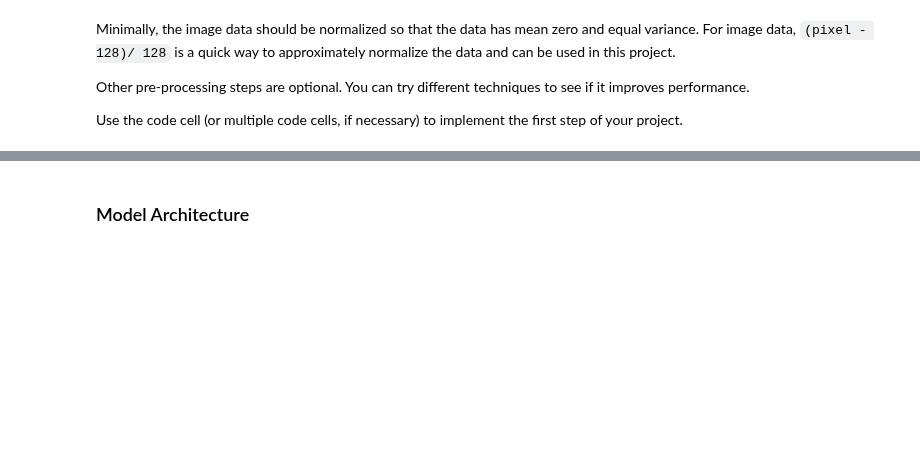
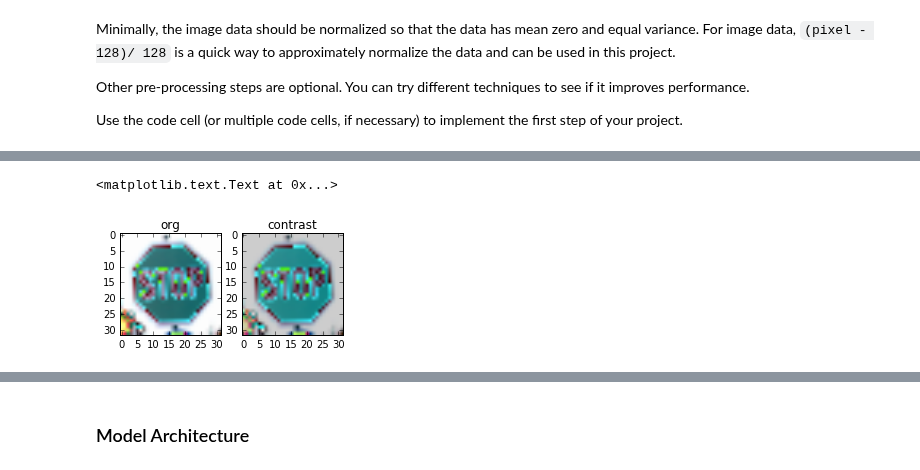
Before and after one commit to patman77/SDCE_nanodegree, a Jupyter notebook: Term1/Project2_Traffic_Sign_Classifier_Project/Traffic_Sign_Classifier.ipynb, the cells around one changed output, grey strips where cells are left out. Drawn from its saved outputs; the diff is of its cells as text; code cells hidden in the pictures; blank space fills up the shorter version.

```diff
--- a/Term1/Project2_Traffic_Sign_Classifier_Project/Traffic_Sign_Classifier.ipynb
+++ b/Term1/Project2_Traffic_Sign_Classifier_Project/Traffic_Sign_Classifier.ipynb
@@ -289,31 +307,34 @@ axes[1].set_title('warped')
 # %%
 # more data augmentation
 import cv2
 #import matplotlib.pyplot as plt
 import pandas as pd
 import random
 
 def dataAugmentationContrast(img):
     rows, cols, depth = img.shape
 
     # contrast factor
-    contrastFactorLimits=(0.8, 1.1)
+    contrastFactorLimits=(0.8, 1.2)
     contrastFactor = random.uniform(contrastFactorLimits[0], contrastFactorLimits[1])
     dst = contrastFactor*img;
     #numpy.clip(dst, )
     return dst
 
 
 index    = random.randint(0, len(X_train))
 test_img = X_train_norm[index]
 test_contrast = dataAugmentationContrast(test_img)
 
 figure, axes = plt.subplots(1,2,figsize=(4,4))
 #plt.figure(figsize=(2,2))
 axes[0].imshow(test_img.squeeze())
 axes[0].set_title('org')
 axes[1].imshow(test_contrast.squeeze())
 axes[1].set_title('contrast')
+# %% [output]
+<matplotlib.text.Text at 0x...>
+[figure, added]
 # %%
 # more data augmentation
 
```
Also changed, not shown: parts of 14 cells of this notebook.
